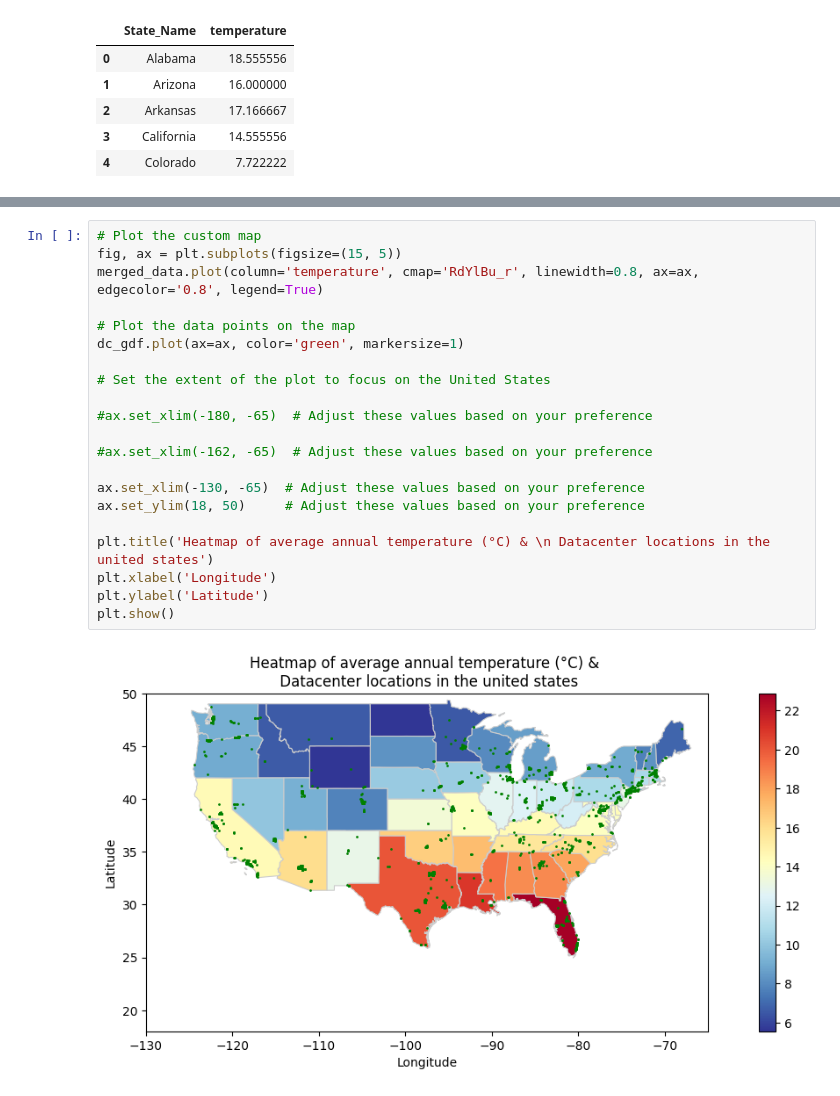
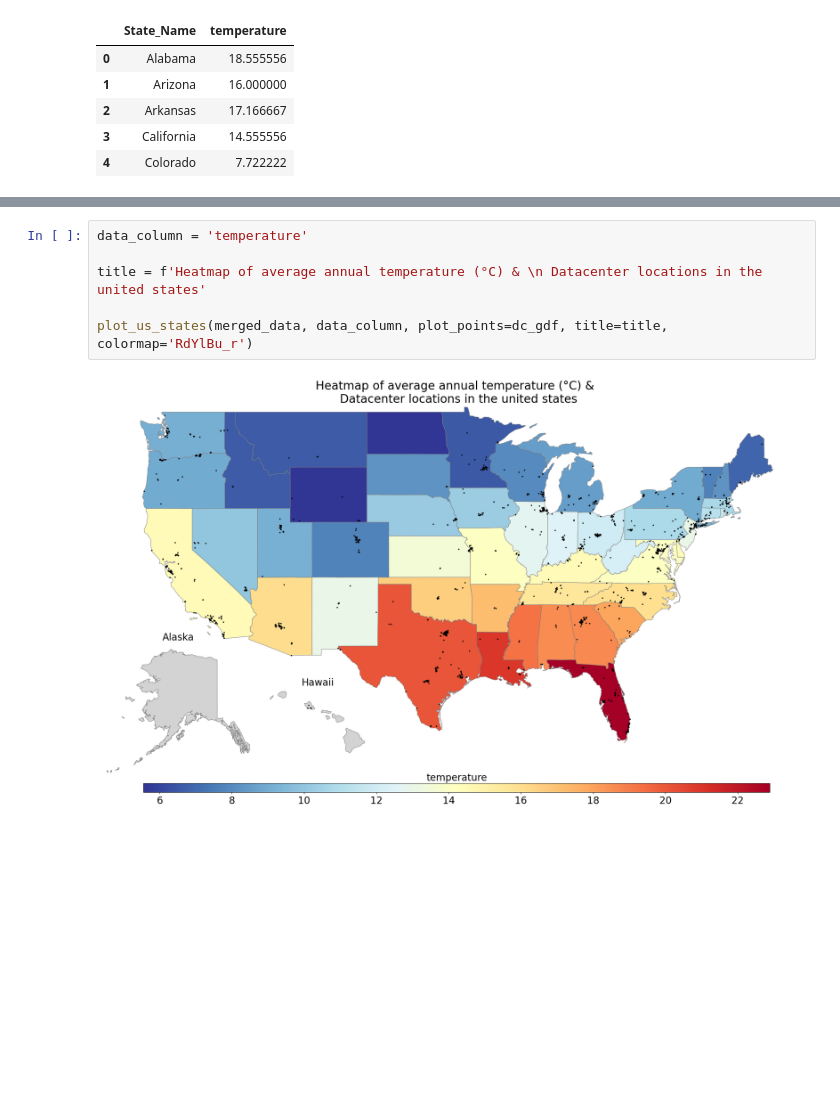
Before and after one commit to trinerye/spatial_exam, a Jupyter notebook: src/testnb.ipynb, the cells around one changed output, grey strips where cells are left out. Cells and saved outputs as stored; diff of their text form; blank space fills up the shorter version.

```diff
--- a/src/testnb.ipynb
+++ b/src/testnb.ipynb
@@ -225,26 +241,11 @@ merged_data.head()
 | 2 | 3 | AZURITE | AZ | ARIZONA | F | 921 | POLYGON ((-114.52063 33.02771, -1... | 2020 | AZ | ... |
 | 3 | 4 | PDS | AR | ARKANSAS | F | 922 | POLYGON ((-94.46169 34.19677, -94... | 2020 | AR | ... |
 | 4 | 5 | None | CA | CALIFORNIA | N | 923 | MULTIPOLYGON (((-121.66522 38.169... | 2020 | CA | ... |
-# %%
-# Plot the custom map
-fig, ax = plt.subplots(figsize=(15, 5))
-merged_data.plot(column='temperature', cmap='RdYlBu_r', linewidth=0.8, ax=ax, edgecolor='0.8', legend=True)
-
-# Plot the data points on the map
-dc_gdf.plot(ax=ax, color='green', markersize=1)
-
-# Set the extent of the plot to focus on the United States
-
-#ax.set_xlim(-180, -65)  # Adjust these values based on your preference
-
-#ax.set_xlim(-162, -65)  # Adjust these values based on your preference
-
-ax.set_xlim(-130, -65)  # Adjust these values based on your preference
-ax.set_ylim(18, 50)     # Adjust these values based on your preference
-
-plt.title('Heatmap of average annual temperature (°C) & \n Datacenter locations in the united states')
-plt.xlabel('Longitude')
-plt.ylabel('Latitude')
-plt.show()
-# %% [output]
-[figure, removed]
+# %%
+data_column = 'temperature'
+
+title = f'Heatmap of average annual temperature (°C) & \n Datacenter locations in the united states'
+
+plot_us_states(merged_data, data_column, plot_points=dc_gdf, title=title, colormap='RdYlBu_r')
+# %% [output]
+[figure, added]
```
Also changed, not shown: parts of 23 cells of this notebook.
